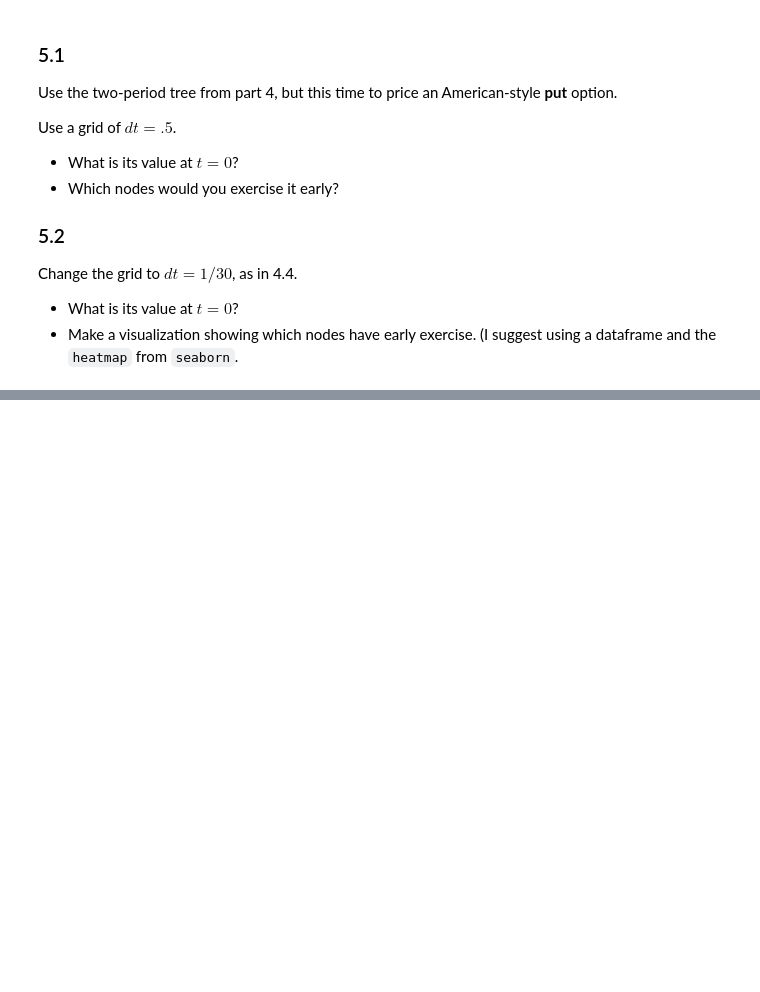
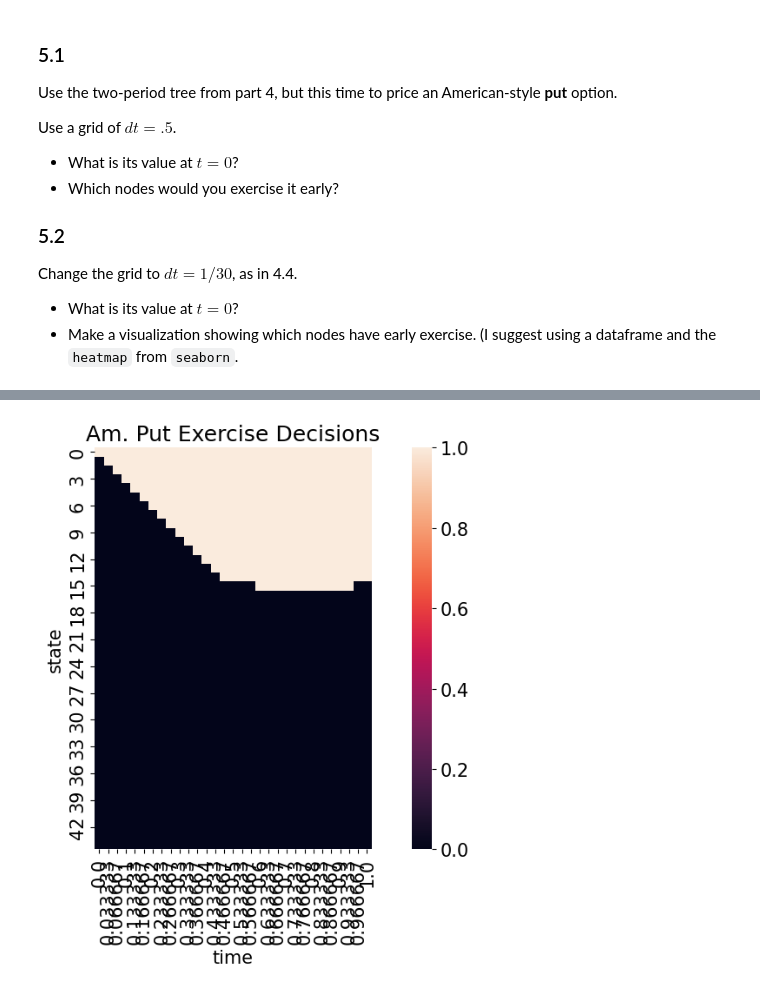
Before and after one commit to BryceH-25/finm-fiderivs-2024, a Jupyter notebook: homework/Homework 1.ipynb, the cells around one changed output, grey strips where cells are left out. Cells and saved outputs as stored; diff of their text form; code cells hidden in the pictures; blank space fills up the shorter version.

```diff
--- a/homework/Homework 1.ipynb
+++ b/homework/Homework 1.ipynb
@@ -138,0 +562,9 @@ Using this smaller time step, compute the $t=0$ price of the following option:
+# %%
+pstars = pd.Series(.6449, index=ratetree_dense.columns, name='pstar') # need market data. using from throughout problem
+format_bintree(pstars.to_frame().T,style='{:.2%}')
+payoff = lambda r: payoff_bond(r,dt)
+bondtree_dense = bintree_pricing(payoff, ratetree_dense, pstars = pstars)
+STRIKE = 99
+call_derivtree_dense = bintree_pricing(call_payoff, ratetree=ratetree_dense, undertree = bondtree_dense, pstars=pstars)
+#put_derivtree_dense = bintree_pricing(put_payoff, ratetree=ratetree_dense, undertree = bondtree_dense, pstars=pstars)
+format_bintree(call_derivtree_dense, style='{:.4f}')
@@ -151,0 +605,21 @@ Change the grid to $dt=1/30$, as in 4.4.
+# %%
+def exercise_decisions(payoff, undertree, derivtree):
+    """
+    Determines the exercise decisions for a derivative based on the payoff function, the underlying tree, and the derivative tree.
+
+    Parameters:
+    payoff (function): The payoff function that calculates the derivative's payoff based on the underlying tree.
+    undertree (numpy.ndarray): The underlying tree.
+    derivtree (numpy.ndarray): The derivative tree.
+
+    Returns:
+    numpy.ndarray: A boolean array indicating the exercise decisions for the derivative.
+    """
+    exer = (derivtree == payoff(undertree)) & (derivtree > 0)
+    return exer
+# %%
+STRIKE = 99
+put_payoff = lambda p: np.maximum(STRIKE-p,0)
+
+put_derivtree = bintree_pricing(put_payoff, ratetree=rate_tree_multi, undertree = bondtree_multi, pstars=pstars)
+format_bintree(put_derivtree, style='{:.4f}')
@@ -151,0 +648,5 @@ Change the grid to $dt=1/30$, as in 4.4.
+# %%
+EXPIRATION = 1
+
+put_am_derivtree_dense = bintree_pricing(put_payoff, ratetree_dense.loc[:,:EXPIRATION], undertree=bondtree_dense.loc[:,:EXPIRATION], pstars=pstars, style='american')
+format_bintree(put_am_derivtree_dense, style='{:.4f}')
@@ -151,0 +672,7 @@ Change the grid to $dt=1/30$, as in 4.4.
+# %%
+sns.heatmap(exercise_decisions(put_payoff, bondtree_dense.loc[:,:EXPIRATION], put_am_derivtree_dense), square=True).set_title("Am. Put Exercise Decisions")
+#axes[1].set_title("Am. Put Exercise Decisions")
+
+plt.show()
+# %% [output]
+[figure, added]
```
Also changed, not shown: parts of 43 cells of this notebook.
